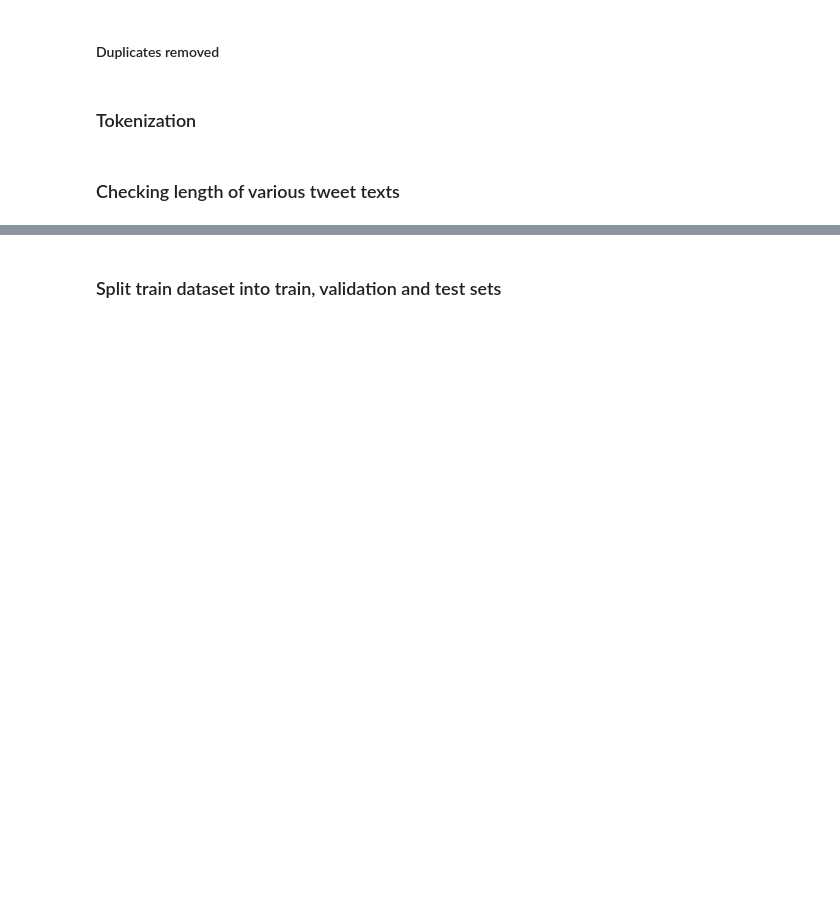
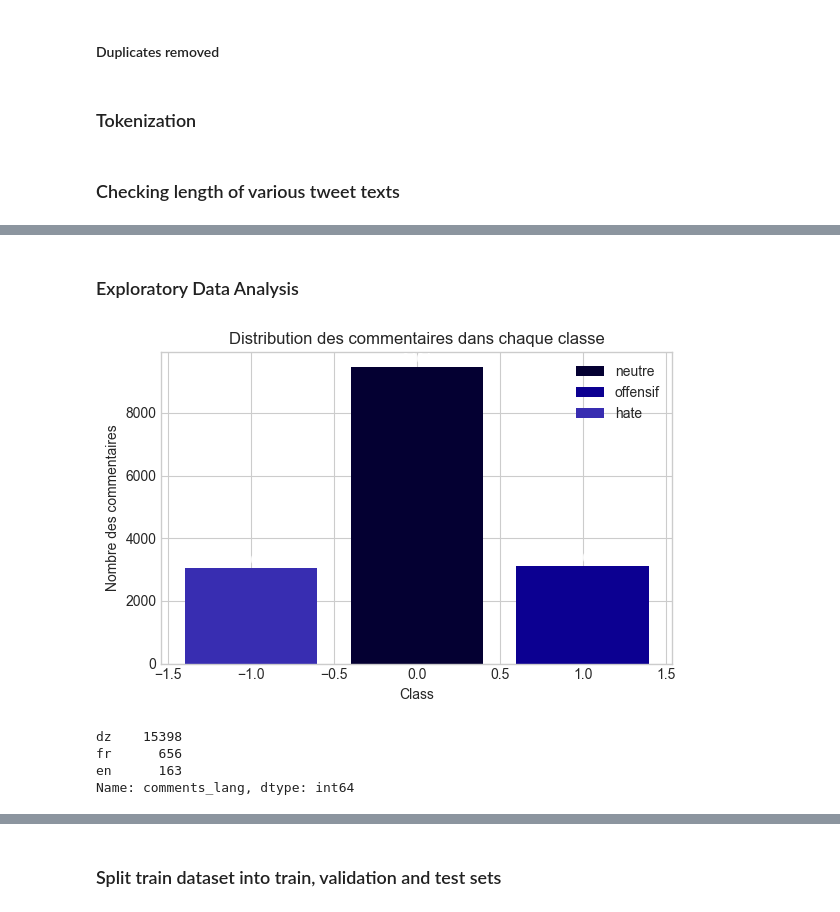
Before and after one commit to alilou2/git-one, a Jupyter notebook: pretraitement.ipynb, the cells around one changed output, grey strips where cells are left out. Saved outputs shown, nothing was run; the diff lists cells and outputs as text; code cells hidden in the pictures; blank space fills up the shorter version.

```diff
--- a/pretraitement.ipynb
+++ b/pretraitement.ipynb
@@ -308,9 +290,10 @@ def preprocess1(text):
     return text
 # %%
 def preprocess2(text):
-    text = stem_words(text)
+    langue = lang_det(text)
+    text = stem_words(text , langue)
     text = remove_stopwords(text)
-    text = lemmatize(text)
+    text = lemmatize(text , langue)
     return text
 # %%
 if df['comments'].dtype == 'object':
@@ -561,0 +546,35 @@ plt.show()
+# %% [markdown]
+### <span style='font-family:serif'>Exploratory Data Analysis
+# %%
+
+# Count the number of comments in each class
+class_counts = df['class'].value_counts()
+
+# Set the figure size and background color
+plt.figure(figsize=(6, 4))
+plt.style.use('seaborn-whitegrid')
+colors = ['#040032', '#0C0091', '#382DB1']
+
+# Create the bar plot
+bars = plt.bar(class_counts.index, class_counts.values, color=colors)
+
+# Add labels and title
+plt.xlabel('Class')
+plt.ylabel('Nombre des commentaires')
+plt.title('Distribution des commentaires dans chaque classe')
+
+# Add value labels to the bars
+for bar in bars:
+    height = bar.get_height()
+    plt.text(bar.get_x() + bar.get_width() / 2, height, height,
+             ha='center', va='bottom', color='white', fontweight='bold')
+
+# Add legend for each class
+legend_labels = ['neutre', 'offensif', 'hate']
+plt.legend(bars, legend_labels)
+
+# Show the plot
+plt.tight_layout()
+plt.show()
+# %% [output]
+[figure, added]
@@ -561,0 +583,7 @@ plt.show()
+# %%
+df['comments_lang'].value_counts()
+# %% [output]
+dz    15398
+fr      656
+en      163
+Name: comments_lang, dtype: int64
```
Also changed, not shown: parts of 142 cells of this notebook.
